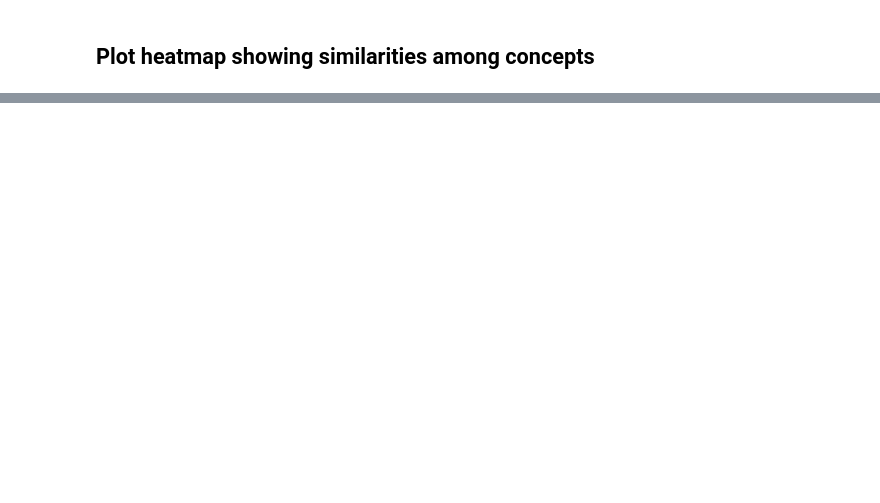
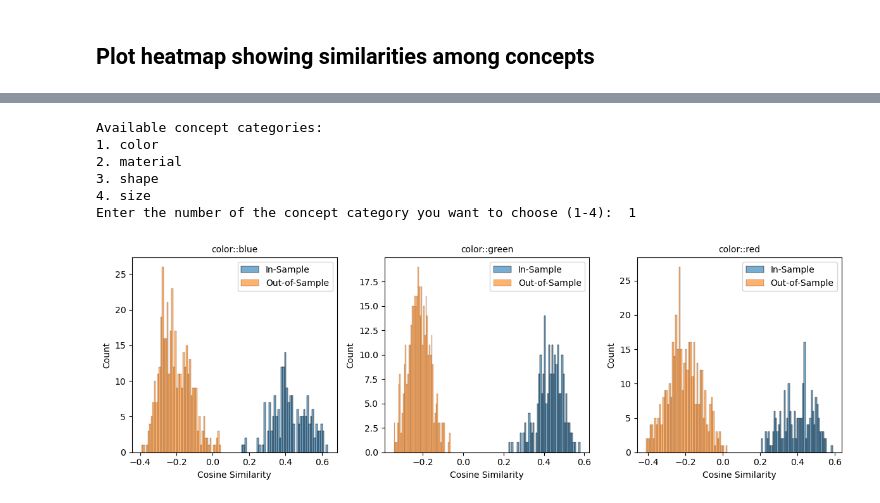
Before and after one commit to cassandra-goldberg/Calibrated_Concepts, a Jupyter notebook: Experiments/Compute-Concepts.ipynb, the cells around one changed output, grey strips where cells are left out. Saved outputs shown, nothing was run; the diff lists cells and outputs as text; code cells hidden in the pictures; blank space fills up the shorter version.

```diff
--- a/Experiments/Compute-Concepts.ipynb
+++ b/Experiments/Compute-Concepts.ipynb
@@ -469,0 +419,70 @@ Enter the number of the concept category you want to choose (1-28):  8
+# %%
+def plot_cosine_similarity_histogram(dataset_name='CLEVR', bins=50, images_per_row=3, only_train=True):
+    """
+    Plots a histogram of cosine similarities for in-sample and out-of-sample concepts.
+    Displays images in rows of at most `images_per_row` columns.
+    """
+    # Load files
+    metadata_df = pd.read_csv(f'Data/{dataset_name}/metadata.csv')
+    if only_train:
+        similarity_df = pd.read_csv(f'Experiments/Cosine_Similarities/{dataset_name}/train_cosine_similarities.csv')
+        metadata_df = metadata_df[metadata_df['split'] == 'train']
+        metadata_df = metadata_df.reset_index(drop=True)
+    else:
+        similarity_df = pd.read_csv(f'Experiments/Cosine_Similarities/{dataset_name}/cosine_similarities.csv')
+
+    # Have user choose a concept category
+    potential_concept_categories = list(similarity_df.columns)
+    concept_category = get_user_category(potential_concept_categories)[0]
+
+    # Filter concepts that belong to the chosen category
+    filtered_concepts = [concept_name for concept_name in similarity_df.columns if concept_name.startswith(concept_category)]
+
+    # Determine the number of rows and columns for subplots
+    num_concepts = len(filtered_concepts)
+    ncols = images_per_row
+    nrows = int(np.ceil(num_concepts / ncols))  # Number of rows to fit all plots
+
+    # Create a figure with subplots
+    fig, axes = plt.subplots(nrows=nrows, ncols=ncols, figsize=(ncols * 4, nrows * 4))  # Each image size is 4x4
+    axes = axes.flatten()  # Flatten to easily index each subplot
+
+
+    for i, concept_name in enumerate(filtered_concepts):
+        # Extract concept indicator (0/1) and cosine similarity for the concept
+        concept_labels = metadata_df[concept_name]
+        concept_similarities = similarity_df[concept_name]
+
+        # Separate in-sample and out-of-sample cosine similarities
+        in_sample_similarities = concept_similarities[concept_labels == 1]
+        out_of_sample_similarities = concept_similarities[concept_labels == 0]
+
+        ax = axes[i]  # Select the current axis to plot on
+
+        # Plot the histograms
+        sns.histplot(in_sample_similarities, bins=bins, color='tab:blue', label='In-Sample', alpha=0.6, kde=False, stat="count", ax=ax)
+        sns.histplot(out_of_sample_similarities, bins=bins, color='tab:orange', label='Out-of-Sample', alpha=0.6, kde=False, stat="count", ax=ax)
+
+        ax.set_xlabel('Cosine Similarity')
+        ax.set_ylabel('Count')
+        ax.set_title(f'{concept_name}', fontsize=10)
+        ax.legend()
+
+    # Remove any empty subplots if there are fewer concepts than grid spaces
+    for i in range(len(filtered_concepts), len(axes)):
+        fig.delaxes(axes[i])
+
+    # Adjust layout for better spacing
+    plt.tight_layout()
+    plt.show()
+
+# Example usage
+plot_cosine_similarity_histogram(dataset_name='CLEVR')
+# %% [output]
+Available concept categories:
+1. color
+2. material
+3. shape
+4. size
+Enter the number of the concept category you want to choose (1-4):  1
+[figure, added]
```
Also changed, not shown: parts of 6 cells of this notebook, 5 other files.
